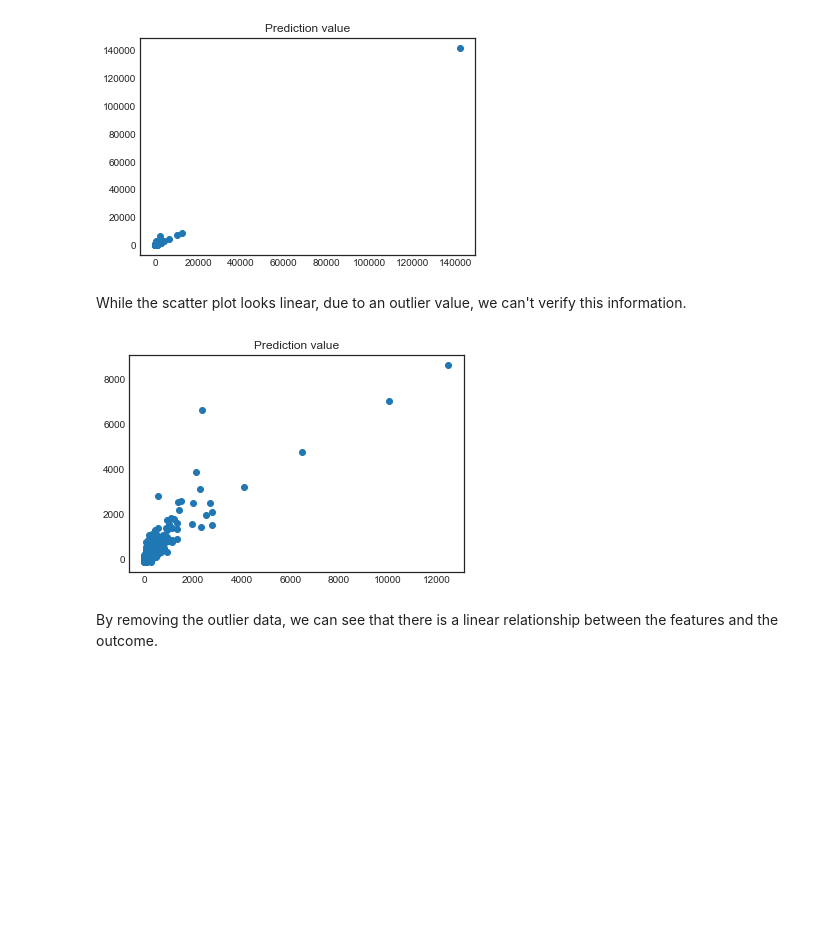
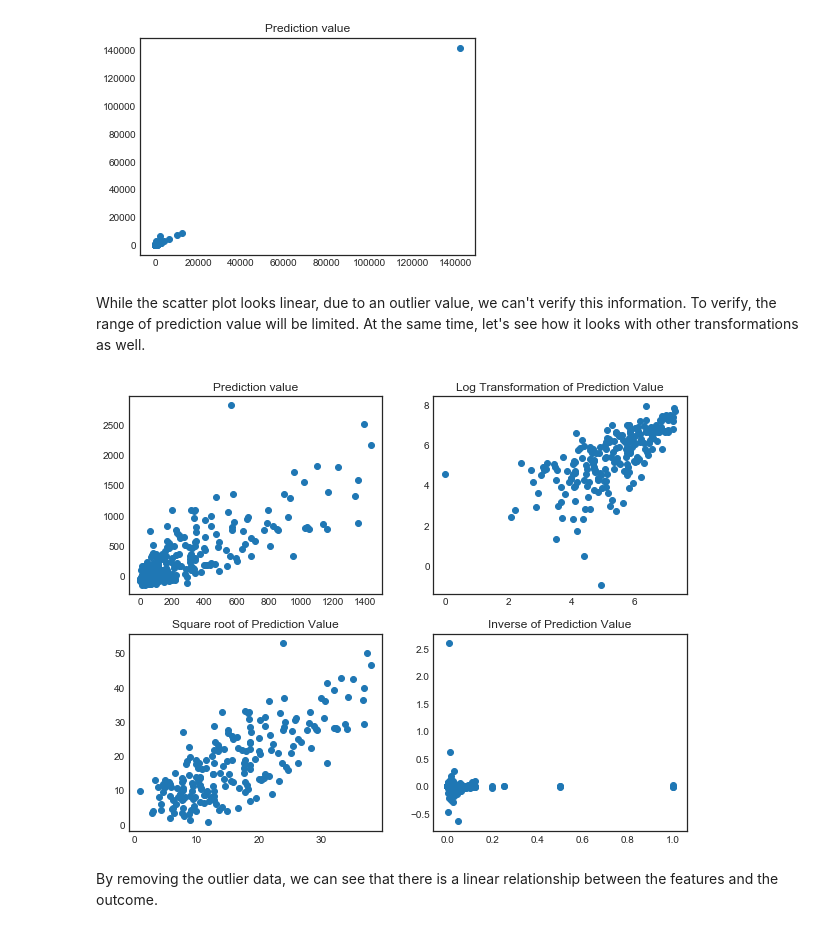
Before and after one commit to brianjinkim/thinkful_datascience, a Jupyter notebook: 2.4 Property Crime.ipynb, the cells around one changed output. Cells and saved outputs as stored; diff of their text form; code cells hidden in the pictures; blank space fills up the shorter version.

```diff
--- a/2.4 Property Crime.ipynb
+++ b/2.4 Property Crime.ipynb
@@ -90,16 +90,35 @@ plt.show()
 # %% [output]
 [figure]
 # %% [markdown]
-While the scatter plot looks linear, due to an outlier value, we can't verify this information.
+While the scatter plot looks linear, due to an outlier value, we can't verify this information. To verify, the range of prediction value will be limited. At the same time, let's see how it looks with other transformations as well.
-# %%
-feature = pd.DataFrame(np.column_stack([outcome, predicted]), columns=(['outcome', 'predicted']))
-feature = feature[feature['outcome'] < 120000]
-
-plt.scatter(feature.outcome, feature.predicted)
-plt.title('Prediction value')
-plt.show()
-# %% [output]
-[figure, removed]
+# %%
+#add in transformations
+#reduce range
+feature = pd.DataFrame(np.column_stack([outcome, predicted]), columns=(['outcome', 'predicted']))
+feature = feature[feature['outcome'] < 1500]
+
+
+fig = plt.figure(figsize=(10,8))
+
+fig.add_subplot(221)
+plt.scatter(feature.outcome, feature.predicted)
+plt.title('Prediction value')
+
+fig.add_subplot(222)
+plt.scatter(np.log(feature.outcome), np.log(feature.predicted))
+plt.title('Log Transformation of Prediction Value')
+
+fig.add_subplot(223)
+plt.scatter(np.sqrt(feature.outcome), np.sqrt(feature.predicted))
+plt.title('Square root of Prediction Value')
+
+#ax3=
+fig.add_subplot(224)
+plt.scatter(1/feature.outcome, 1/feature.predicted)
+plt.title('Inverse of Prediction Value')
+plt.show()
+# %% [output]
+[figure, added]
 # %% [markdown]
 By removing the outlier data, we can see that there is a linear relationship between the features and the outcome.
 # %%
```
Also changed, not shown: parts of 2 cells of this notebook, 1 other file.
